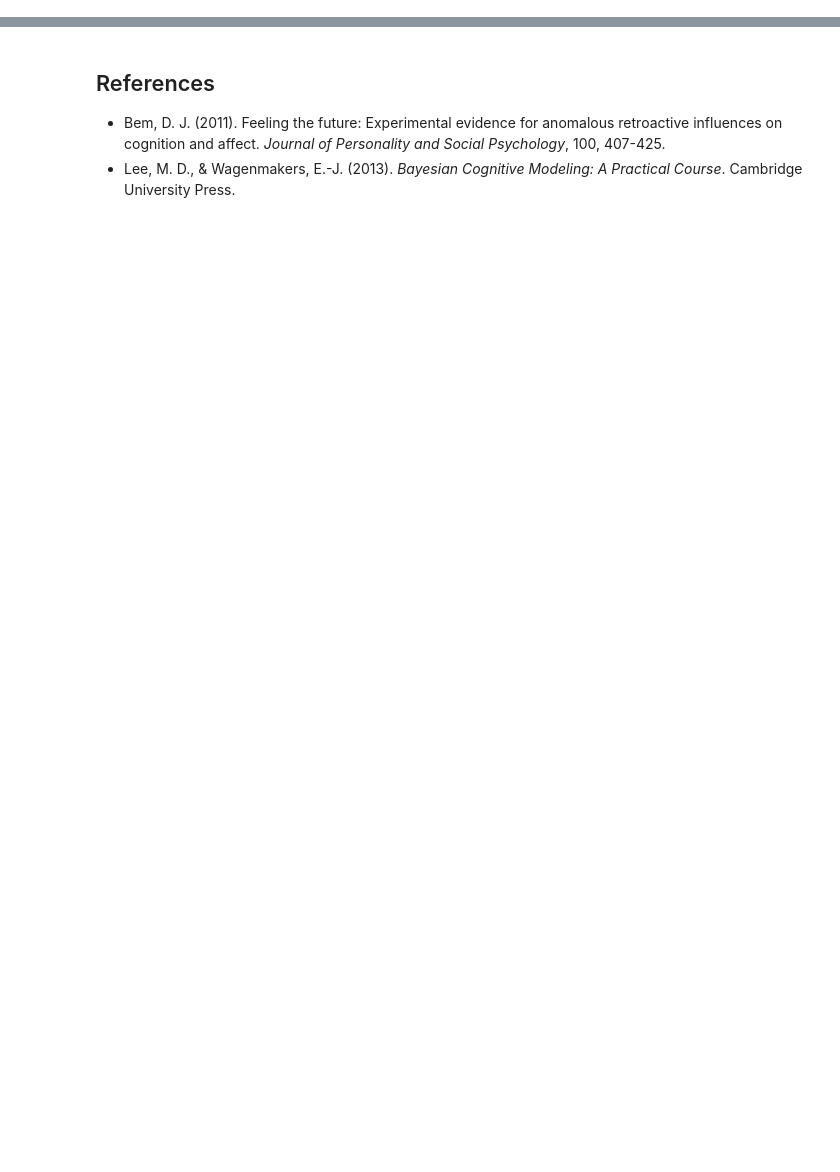
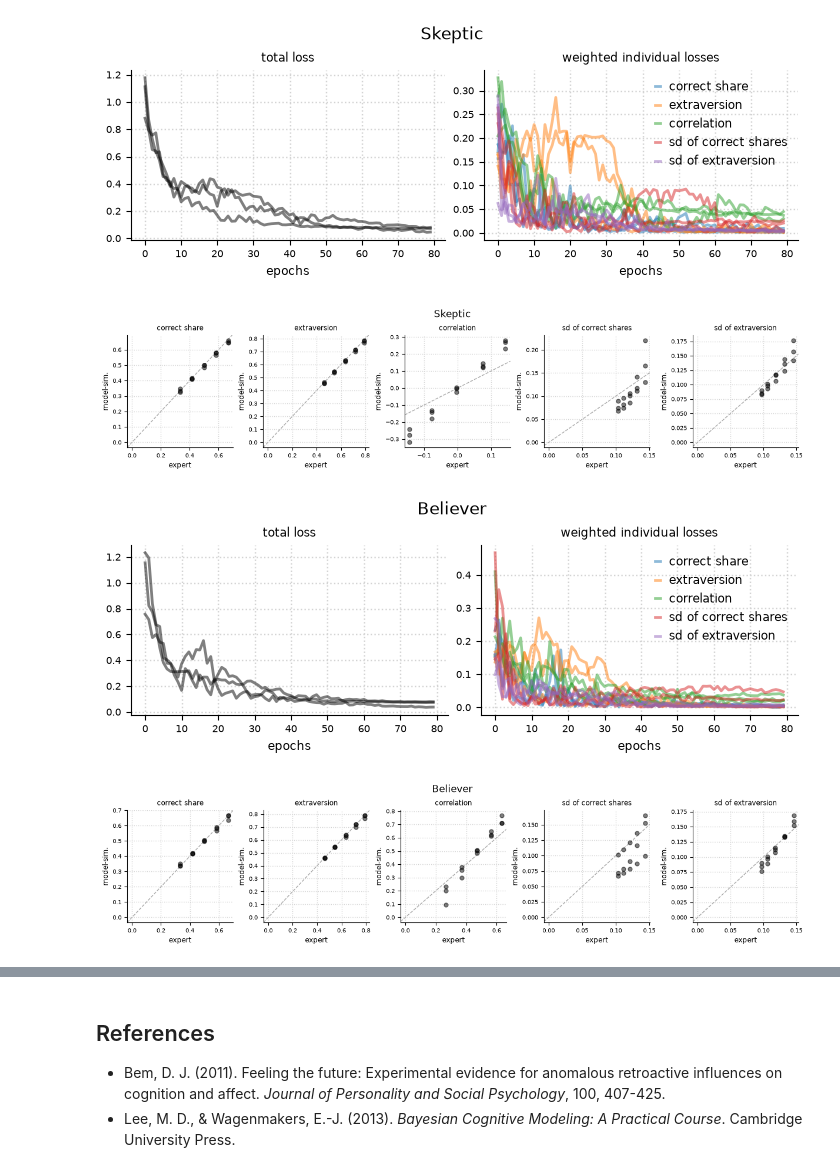
Before and after one commit to florence-bockting/elicito, a Jupyter notebook: docs/case-studies/extrasensory-perception.ipynb, the cells around one changed output, grey strips where cells are left out. Cells and saved outputs as stored; diff of their text form; code cells hidden in the pictures; blank space fills up the shorter version.

```diff
--- a/docs/case-studies/extrasensory-perception.ipynb
+++ b/docs/case-studies/extrasensory-perception.ipynb
@@ -534,0 +474,7 @@ xi[65] of 100                         49.20, 49.43          50.20, 49.32  0.024
+# %%
+fits = {}
+for name, ground_truth in EXPERTS.items():
+    eliobj = el.Elicit(model, targets, seeds=(1, 2, 3), epochs=800, verbose=False)
+    fits[name] = eliobj.fit(
+        el.expert.simulator(ground_truth=ground_truth, num_samples=10_000)
+    )
@@ -534,0 +493,13 @@ xi[65] of 100                         49.20, 49.43          50.20, 49.32  0.024
+# %%
+for name, fit in fits.items():
+    fig, _ = fit.plot.loss(figsize=(7, 2.6))
+    fig.suptitle(name)
+    plt.show()
+    fig, _ = fit.plot.elicits(cols=5, figsize=(12, 2.8))
+    fig.suptitle(name)
+    plt.show()
+# %% [output]
+[figure, added]
+[figure, added]
+[figure, added]
+[figure, added]
```
Also changed, not shown: parts of 30 cells of this notebook, 2 other files.
